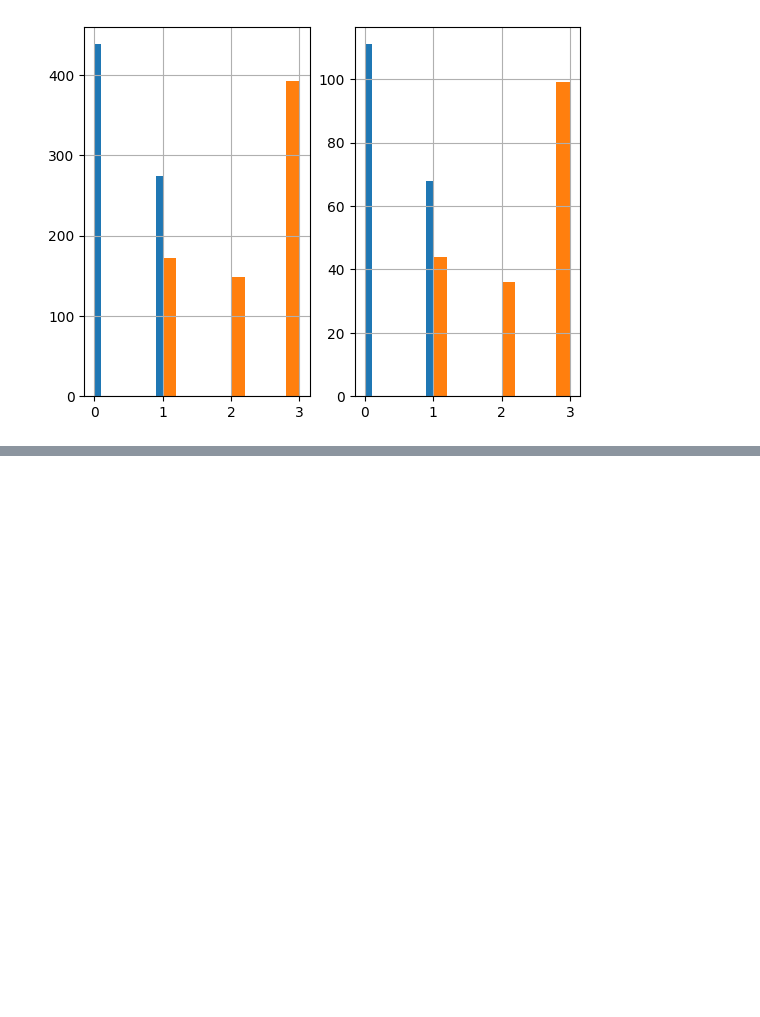
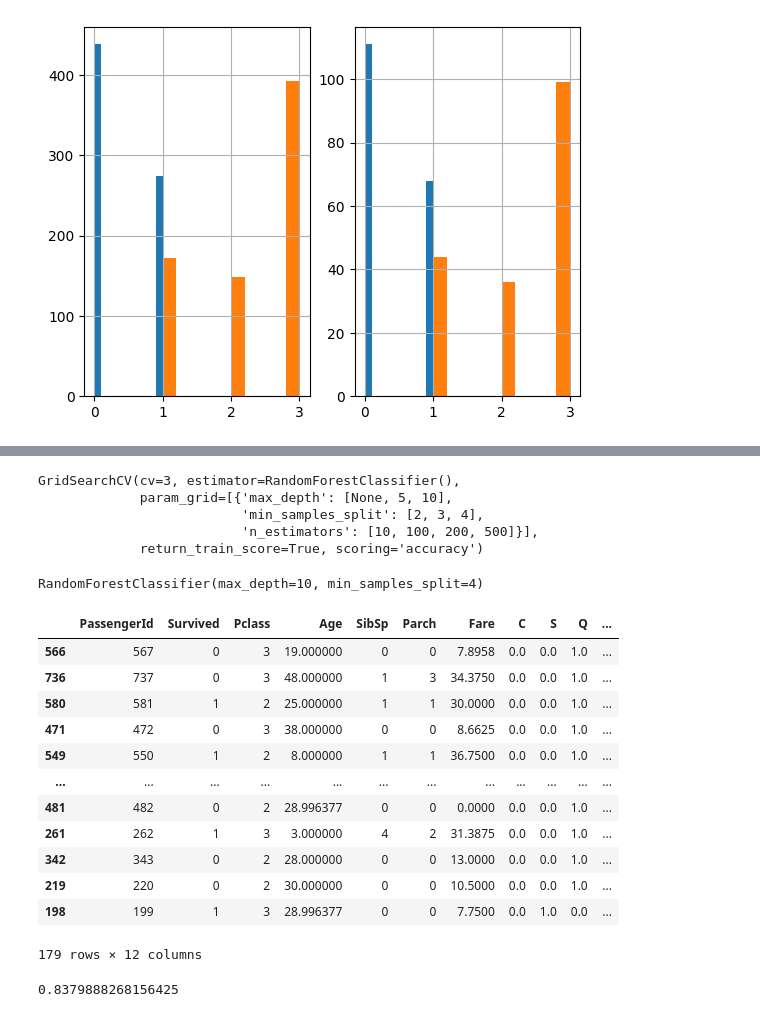
Before and after one commit to Moonipur/ML, a Jupyter notebook: src/structure.ipynb, the cells around one changed output, grey strips where cells are left out. Saved outputs shown, nothing was run; the diff lists cells and outputs as text; code cells hidden in the pictures; blank space fills up the shorter version.

```diff
--- a/src/structure.ipynb
+++ b/src/structure.ipynb
@@ -53,0 +107,44 @@ memory usage: 72.3+ KB
+# %%
+from sklearn.ensemble import RandomForestClassifier
+from sklearn.model_selection import GridSearchCV
+
+clf = RandomForestClassifier()
+
+params = [
+    {
+        "n_estimators": [10, 100, 200, 500],
+        "max_depth": [None, 5, 10],
+        "min_samples_split": [2, 3, 4]
+    }
+]
+
+grid_search = GridSearchCV(clf, param_grid=params, cv=3, scoring="accuracy", return_train_score=True)
+grid_search.fit(X_data, y_data)
+# %% [output]
+GridSearchCV(cv=3, estimator=RandomForestClassifier(),
+             param_grid=[{'max_depth': [None, 5, 10],
+                          'min_samples_split': [2, 3, 4],
+                          'n_estimators': [10, 100, 200, 500]}],
+             return_train_score=True, scoring='accuracy')
+# %%
+final_clf = grid_search.best_estimator_
+final_clf
+# %% [output]
+RandomForestClassifier(max_depth=10, min_samples_split=4)
+# %%
+strat_test_set = pipelines.fit_transform(strat_test_set)
+strat_test_set
+# %% [output]
+|  | PassengerId | Survived | Pclass | Age | SibSp | Parch | Fare | C | S | Q | ... |
+| 566 | 567 | 0 | 3 | 19.000000 | 0 | 0 | 7.8958 | 0.0 | 0.0 | 1.0 | ... |
+| 736 | 737 | 0 | 3 | 48.000000 | 1 | 3 | 34.3750 | 0.0 | 0.0 | 1.0 | ... |
+| 580 | 581 | 1 | 2 | 25.000000 | 1 | 1 | 30.0000 | 0.0 | 0.0 | 1.0 | ... |
+| 471 | 472 | 0 | 3 | 38.000000 | 0 | 0 | 8.6625 | 0.0 | 0.0 | 1.0 | ... |
+| 549 | 550 | 1 | 2 | 8.000000 | 1 | 1 | 36.7500 | 0.0 | 0.0 | 1.0 | ... |
+| ... | ... | ... | ... | ... | ... | ... | ... | ... | ... | ... | ... |
+| 481 | 482 | 0 | 2 | 28.996377 | 0 | 0 | 0.0000 | 0.0 | 0.0 | 1.0 | ... |
+| 261 | 262 | 1 | 3 | 3.000000 | 4 | 2 | 31.3875 | 0.0 | 0.0 | 1.0 | ... |
+| 342 | 343 | 0 | 2 | 28.000000 | 0 | 0 | 13.0000 | 0.0 | 0.0 | 1.0 | ... |
+| 219 | 220 | 0 | 2 | 30.000000 | 0 | 0 | 10.5000 | 0.0 | 0.0 | 1.0 | ... |
+| 198 | 199 | 1 | 3 | 28.996377 | 0 | 0 | 7.7500 | 0.0 | 1.0 | 0.0 | ... |
+179 rows × 12 columns
@@ -53,0 +157,4 @@ memory usage: 72.3+ KB
+# %%
+final_clf.score(Xt_data, yt_data)
+# %% [output]
+0.8379888268156425
```
Also changed, not shown: parts of 12 cells of this notebook, 4 other files.
